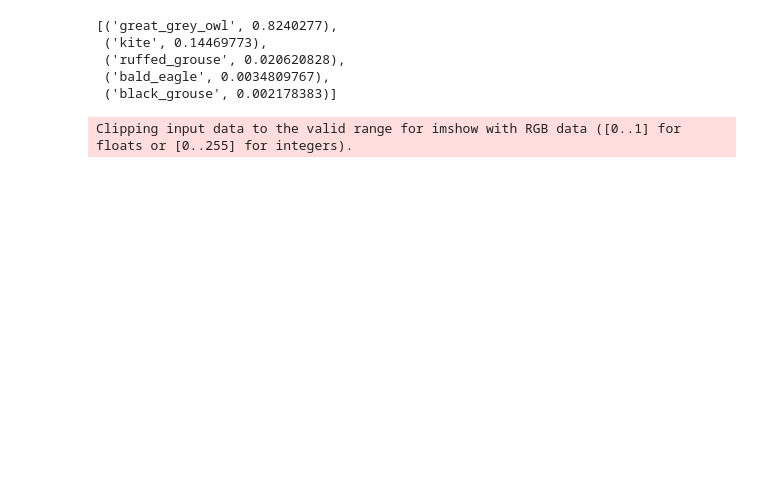
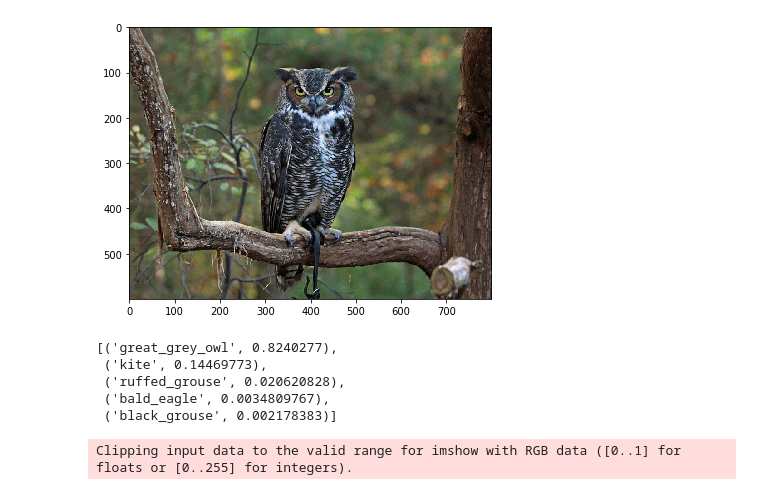
Before and after one commit to BinaryWiz/AI-Experiments, a Jupyter notebook: NeuralStyleTransfer_V2/NST_V2.ipynb, the cells around one changed output. Saved outputs shown, nothing was run; the diff lists cells and outputs as text; code cells hidden in the pictures; blank space fills up the shorter version.

```diff
--- a/NeuralStyleTransfer_V2/NST_V2.ipynb
+++ b/NeuralStyleTransfer_V2/NST_V2.ipynb
@@ -68,3 +68,15 @@ Clipping input data to the valid range for imshow with RGB data ([0..1] for floa
+# %%
+def denormalize(image):
+    vgg_means = [123.68, 116.779, 103.94]
+    ret_img = image.astype(dtype=np.float32)
+    ret_img[:, :, :, 0] = ret_img[:, :, :, 0] + vgg_means[0]
+    ret_img[:, :, :, 1] = ret_img[:, :, :, 1] + vgg_means[1]
+    ret_img[:, :, :, 2] = ret_img[:, :, :, 2] + vgg_means[2]
+    return ret_img.astype(dtype=np.uint)
+
+imshow_channels_last(denormalize(norm_content_array))
+# %% [output]
+[figure, added]
 # %%
 # Test that VGG19 works
 vgg_test = tf.keras.applications.VGG19(include_top=True, weights='imagenet')
```
Also changed, not shown: parts of 10 cells of this notebook.
